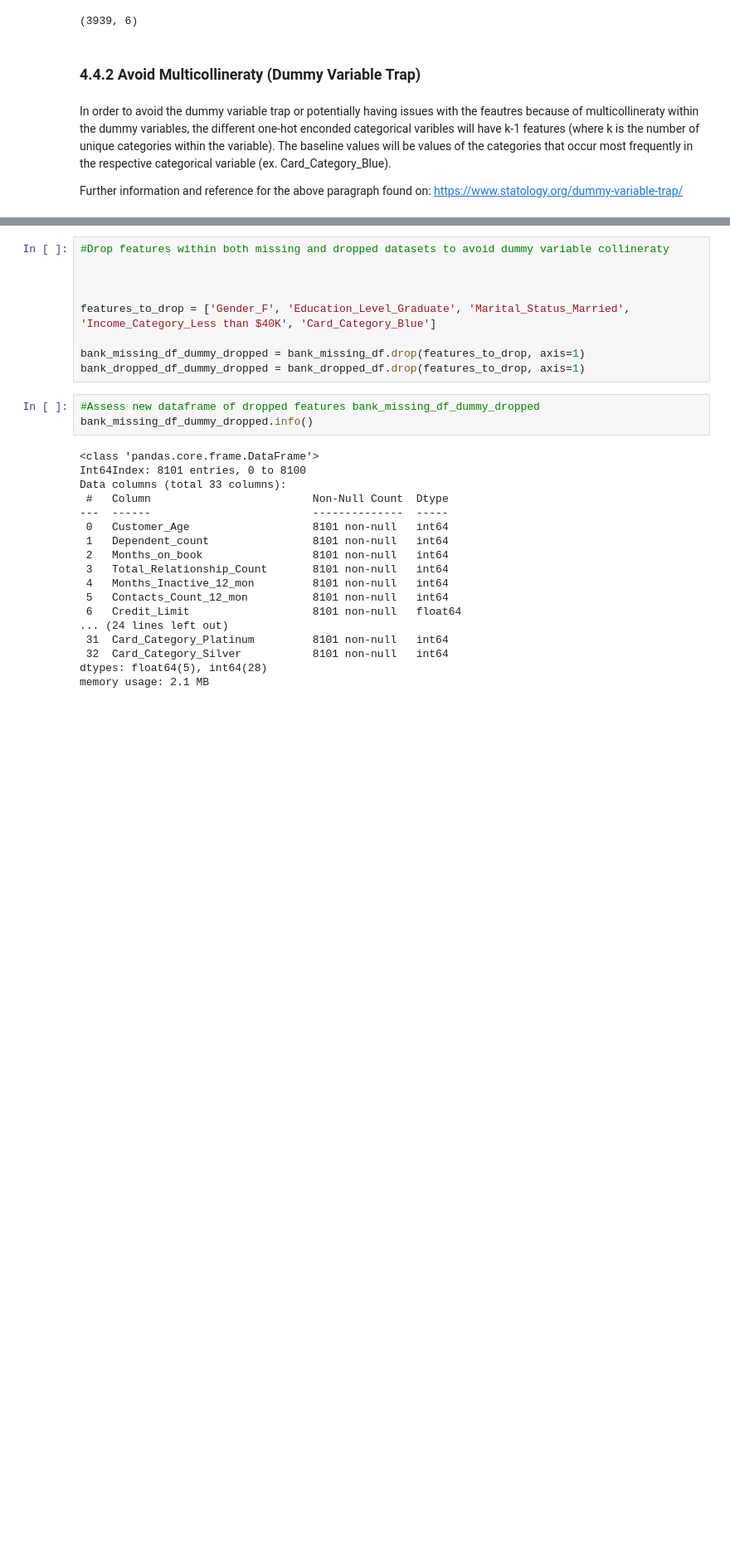
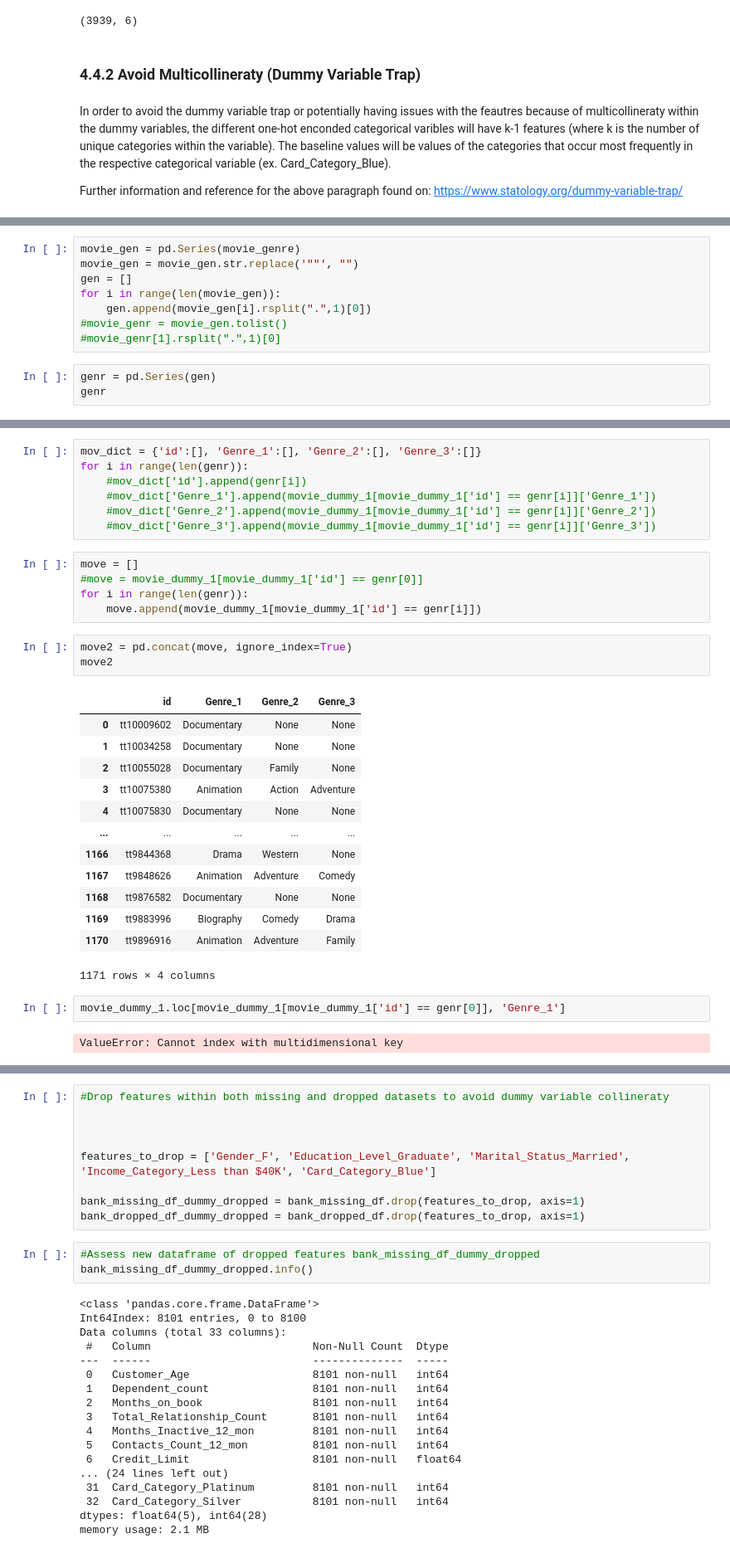
Before and after one commit to tpoozhikala/IMDB_Classification, a Jupyter notebook: 4_Preprocess_and_training/04_Preprocess_and_Training_IMDB_Classification.ipynb, the cells around one changed output, grey strips where cells are left out. Shown: that part at 83% size. Cells and saved outputs as stored; diff of their text form; blank space fills up the shorter version.

Commit message:
Modified Data Wrangling and EDA steps to exlclude movies without genre and contiued modification to Preprocessing steps

```diff
--- a/4_Preprocess_and_training/04_Preprocess_and_Training_IMDB_Classification.ipynb
+++ b/4_Preprocess_and_training/04_Preprocess_and_Training_IMDB_Classification.ipynb
@@ -111,0 +183,11 @@ img_2array.shape
+# %%
+movie_gen = pd.Series(movie_genre)
+movie_gen = movie_gen.str.replace('""', "")
+gen = []
+for i in range(len(movie_gen)):
+    gen.append(movie_gen[i].rsplit(".",1)[0])
+#movie_genr = movie_gen.tolist()
+#movie_genr[1].rsplit(".",1)[0]
+# %%
+genr = pd.Series(gen)
+genr
@@ -111,0 +207,33 @@ img_2array.shape
+# %%
+mov_dict = {'id':[], 'Genre_1':[], 'Genre_2':[], 'Genre_3':[]}
+for i in range(len(genr)):
+    #mov_dict['id'].append(genr[i])
+    #mov_dict['Genre_1'].append(movie_dummy_1[movie_dummy_1['id'] == genr[i]]['Genre_1'])
+    #mov_dict['Genre_2'].append(movie_dummy_1[movie_dummy_1['id'] == genr[i]]['Genre_2'])
+    #mov_dict['Genre_3'].append(movie_dummy_1[movie_dummy_1['id'] == genr[i]]['Genre_3'])
+# %%
+move = []
+#move = movie_dummy_1[movie_dummy_1['id'] == genr[0]]
+for i in range(len(genr)):
+    move.append(movie_dummy_1[movie_dummy_1['id'] == genr[i]])
+# %%
+move2 = pd.concat(move, ignore_index=True)
+move2
+# %% [output]
+|  | id | Genre_1 | Genre_2 | Genre_3 |
+| 0 | tt10009602 | Documentary | None | None |
+| 1 | tt10034258 | Documentary | None | None |
+| 2 | tt10055028 | Documentary | Family | None |
+| 3 | tt10075380 | Animation | Action | Adventure |
+| 4 | tt10075830 | Documentary | None | None |
+| ... | ... | ... | ... | ... |
+| 1166 | tt9844368 | Drama | Western | None |
+| 1167 | tt9848626 | Animation | Adventure | Comedy |
+| 1168 | tt9876582 | Documentary | None | None |
+| 1169 | tt9883996 | Biography | Comedy | Drama |
+| 1170 | tt9896916 | Animation | Adventure | Family |
+1171 rows × 4 columns
+# %%
+movie_dummy_1.loc[movie_dummy_1[movie_dummy_1['id'] == genr[0]], 'Genre_1']
+# %% [output]
+ValueError: Cannot index with multidimensional key
```
Also changed, not shown: parts of 10 cells of this notebook, 3 other files.
